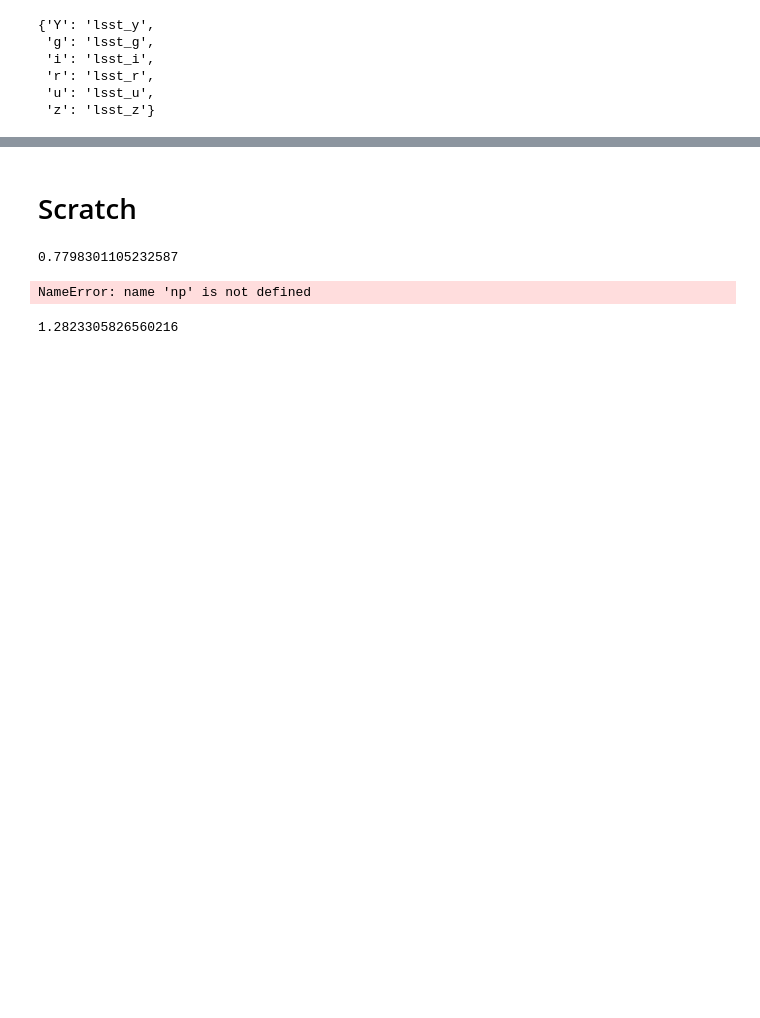
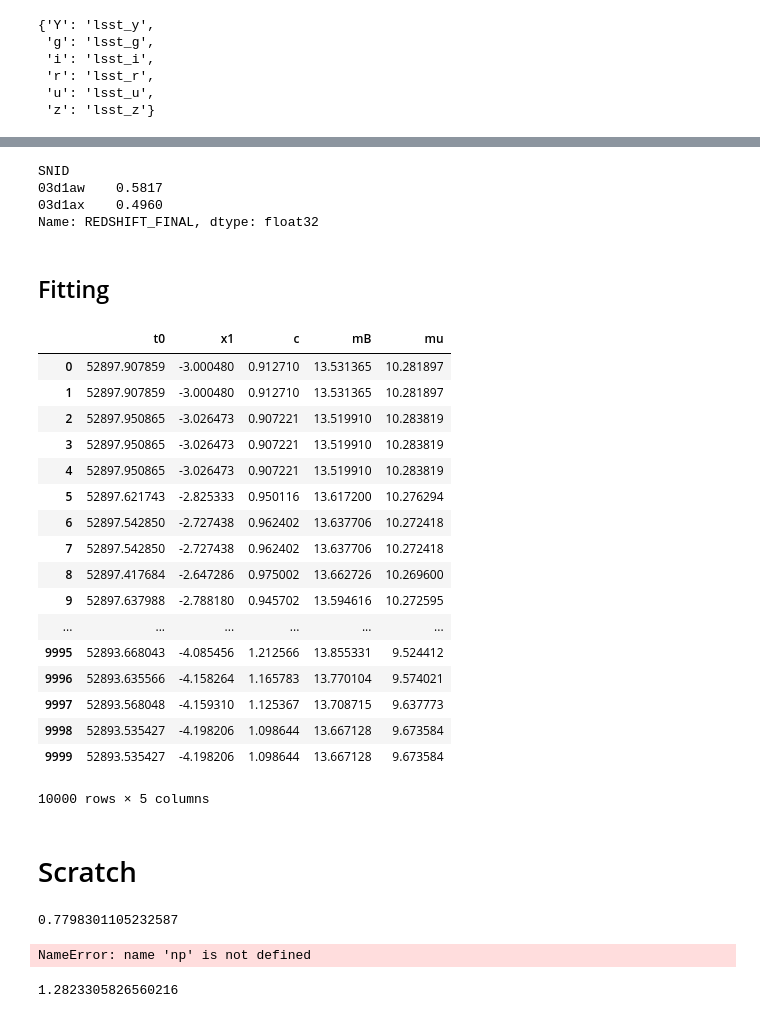
Before and after one commit to rbiswas4/AnalyzeSN, a Jupyter notebook: examples/LightCurve.ipynb, the cells around one changed output, grey strips where cells are left out. Drawn from its saved outputs; the diff is of its cells as text; code cells hidden in the pictures; blank space fills up the shorter version.

```diff
--- a/examples/LightCurve.ipynb
+++ b/examples/LightCurve.ipynb
@@ -169,0 +167,9 @@ lcInstance._lightCurve
+# %%
+snana_eg.headData['REDSHIFT_FINAL']
+# %% [output]
+SNID
+03d1aw    0.5817
+03d1ax    0.4960
+Name: REDSHIFT_FINAL, dtype: float32
+# %% [markdown]
+## Fitting
@@ -169,0 +178,2 @@ lcInstance._lightCurve
+# %%
+model = sncosmo.Model(source='salt2-extended')
@@ -169,0 +182,2 @@ lcInstance._lightCurve
+# %%
+res = sncosmo.mcmc_lc(lcInstance.snCosmoLC(), model, vparam_names=['t0', 'x0', 'x1', 'c'], modelcov=False)
@@ -170,3 +186,26 @@ lcInstance._lightCurve
+# %%
+reschar = ResChar.fromSNCosmoRes(res)
+# %%
+reschar.salt_samples()
+# %% [output]
+|  | t0 | x1 | c | mB | mu |
+| 0 | 52897.907859 | -3.000480 | 0.912710 | 13.531365 | 10.281897 |
+| 1 | 52897.907859 | -3.000480 | 0.912710 | 13.531365 | 10.281897 |
+| 2 | 52897.950865 | -3.026473 | 0.907221 | 13.519910 | 10.283819 |
+| 3 | 52897.950865 | -3.026473 | 0.907221 | 13.519910 | 10.283819 |
+| 4 | 52897.950865 | -3.026473 | 0.907221 | 13.519910 | 10.283819 |
+| 5 | 52897.621743 | -2.825333 | 0.950116 | 13.617200 | 10.276294 |
+| 6 | 52897.542850 | -2.727438 | 0.962402 | 13.637706 | 10.272418 |
+| 7 | 52897.542850 | -2.727438 | 0.962402 | 13.637706 | 10.272418 |
+| 8 | 52897.417684 | -2.647286 | 0.975002 | 13.662726 | 10.269600 |
+| 9 | 52897.637988 | -2.788180 | 0.945702 | 13.594616 | 10.272595 |
+| ... | ... | ... | ... | ... | ... |
+| 9995 | 52893.668043 | -4.085456 | 1.212566 | 13.855331 | 9.524412 |
+| 9996 | 52893.635566 | -4.158264 | 1.165783 | 13.770104 | 9.574021 |
+| 9997 | 52893.568048 | -4.159310 | 1.125367 | 13.708715 | 9.637773 |
+| 9998 | 52893.535427 | -4.198206 | 1.098644 | 13.667128 | 9.673584 |
+| 9999 | 52893.535427 | -4.198206 | 1.098644 | 13.667128 | 9.673584 |
+10000 rows × 5 columns
 # %% [markdown]
 # Scratch
 # %%
```
Also changed, not shown: parts of 7 cells of this notebook, 4 other files.
